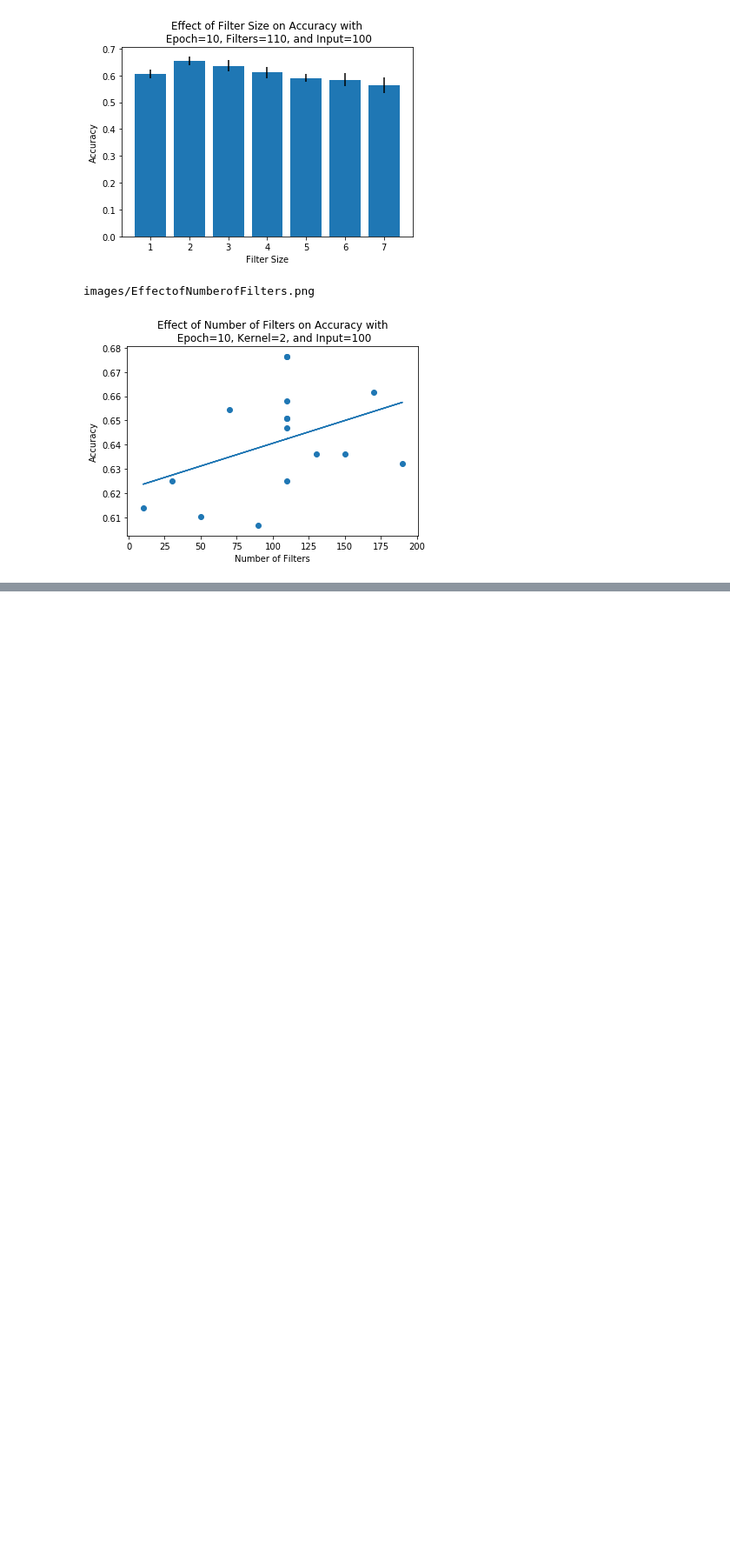
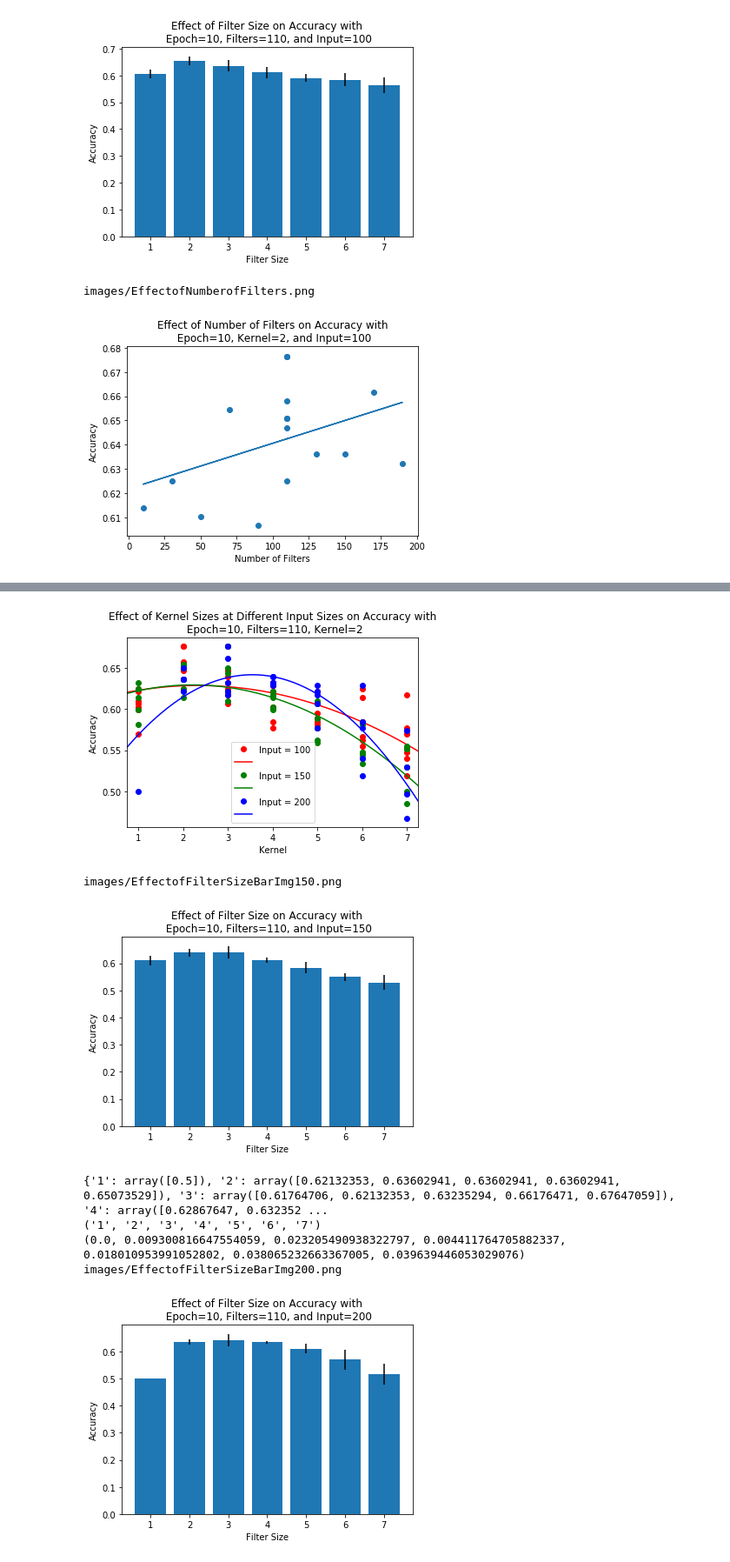
Before and after one commit to cfu288/monkey-classify, a Jupyter notebook: SimpleResultGraphs.ipynb, the cells around one changed output, grey strips where cells are left out. Shown: that part at 87% size. Cells and saved outputs as stored; diff of their text form; code cells hidden in the pictures; blank space fills up the shorter version.

```diff
--- a/SimpleResultGraphs.ipynb
+++ b/SimpleResultGraphs.ipynb
@@ -148,3 +148,75 @@ plotResults(k,a,"Number of Filters", "Accuracy", "Effect of Number of Filters on
 # %% [output]
 images/EffectofNumberofFilters.png
 [figure]
+# %%
+a = []
+a100 = []
+a150 = []
+a200 = []
+k = []
+k100 = []
+k150 = []
+k200 = []
+# Vary image size,kernel size and see accuracy
+for line in results:
+
+    if line['epochs'] == 10 and line['num_filters'] == 110:
+        #print(line)
+        if line['input_shape'][1:4] == "100":
+            a100.append(line['accuracy'])
+            k100.append(line['kernel'][1])
+        elif line['input_shape'][1:4] == "150":
+            a150.append(line['accuracy'])
+            k150.append(line['kernel'][1])
+        elif line['input_shape'][1:4] == "200":
+            a200.append(line['accuracy'])
+            k200.append(line['kernel'][1])
+
+        #k.append(line['input_shape'][1:4])
+k.append(k100)
+k.append(k150)
+k.append(k200)
+a.append(a100)
+a.append(a150)
+a.append(a200)
+#print(k)
+#print(a)
+
+multiPlotResults(k,a,"Kernel", "Accuracy", "Effect of Kernel Sizes at Different Input Sizes on Accuracy with\n Epoch=10, Filters=110, Kernel=2",['Input = 100','', 'Input = 150', '', 'Input = 200',''],'lower center', "parabolic", "images/EffectofKernelSizesatInputSizes.png")
+#multiPlotResults(k,a,"Kernel", "Accuracy", "Effect of Kernel Sizes at Different Input Sizes on Accuracy with\n Epoch=10, Filters=110, Kernel=2",['Input = 100', 'Input = 150', 'Input = 200'])
+
+z = zip(k150,a150)
+d=dict()
+for l in z:
+    if l[0] not in d:
+        d[l[0]] = [l[1]]
+    else:
+        d[l[0]].append(l[1])
+
+nparrd={x:np.array(y) for x,y in d.items()}
+std={x:np.std(y) for x,y in nparrd.items()}
+avg={x:np.mean(y) for x,y in nparrd.items()}
+keys, values = zip(*avg.items())
+skeys, svalues = zip(*std.items())
+#print(keys)
+#print(svalues)
+plotBarResults(keys,values,svalues,"Filter Size", "Accuracy", "Effect of Filter Size on Accuracy with\n Epoch=10, Filters=110, and Input=150","","parabolic", "images/EffectofFilterSizeBarImg150.png")
+
+z = sorted(zip(k200,a200))
+d=dict()
+for l in z:
+    if l[0] not in d:
+        d[l[0]] = [l[1]]
+    else:
+        d[l[0]].append(l[1])
+
+nparrd={x:np.array(y) for x,y in d.items()}
+std={x:np.std(y) for x,y in nparrd.items()}
+avg={x:np.mean(y) for x,y in nparrd.items()}
+print(nparrd)
+keys, values = zip(*avg.items())
+skeys, svalues = zip(*std.items())
+print(keys)
+print(svalues)
+plotBarResults(keys,values,svalues,"Filter Size", "Accuracy", "Effect of Filter Size on Accuracy with\n Epoch=10, Filters=110, and Input=200","","parabolic", "images/EffectofFilterSizeBarImg200.png")
+# %% [output]
@@ -151,3 +224,11 @@ images/EffectofNumberofFilters.png
+[figure, added]
+images/EffectofFilterSizeBarImg150.png
+[figure, added]
+{'1': array([0.5]), '2': array([0.62132353, 0.63602941, 0.63602941, 0.63602941, 0.65073529]), '3': array([0.61764706, 0.62132353, 0.63235294, 0.66176471, 0.67647059]), '4': array([0.62867647, 0.632352 ...
+('1', '2', '3', '4', '5', '6', '7')
+(0.0, 0.009300816647554059, 0.023205490938322797, 0.004411764705882337, 0.018010953991052802, 0.038065232663367005, 0.039639446053029076)
+images/EffectofFilterSizeBarImg200.png
+[figure, added]
 # %%
 a = []
 a100 = []
```
Also changed, not shown: parts of 3 cells of this notebook, 10 other files.
